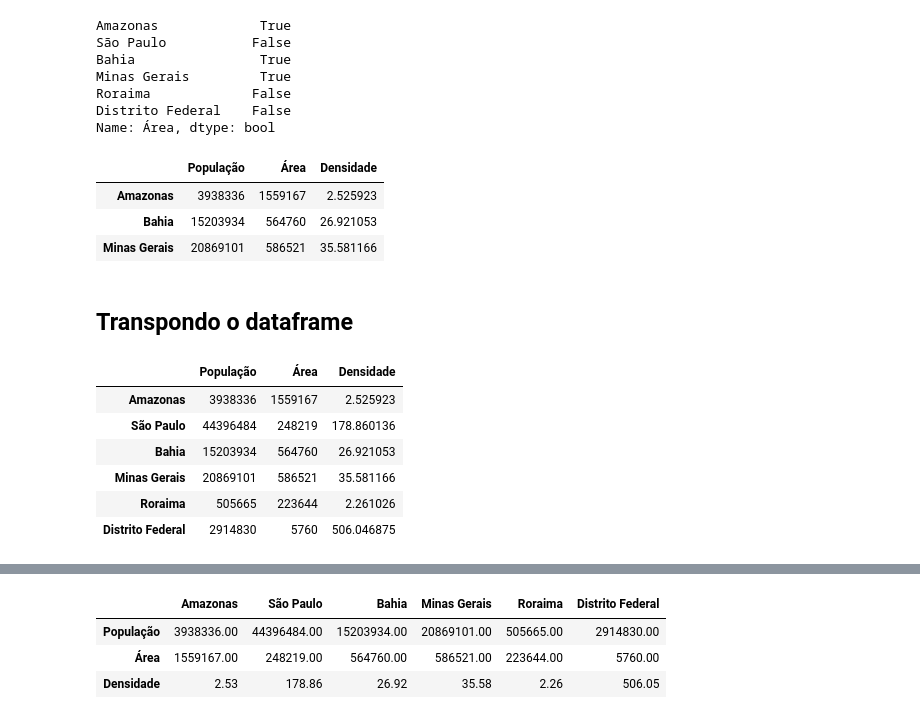
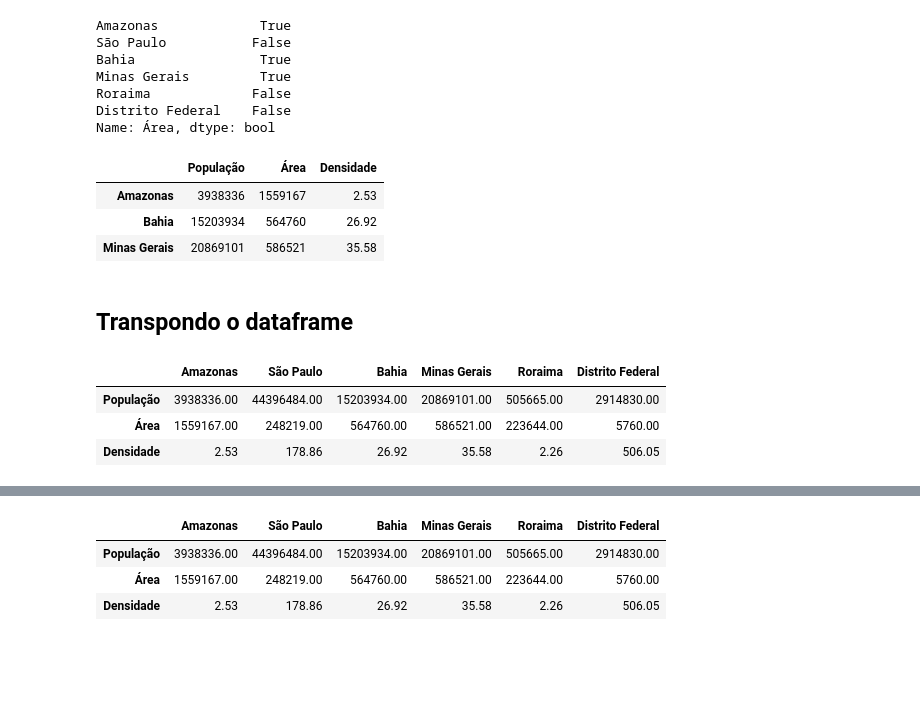
Before and after one commit to cfmgps/cursods, a Jupyter notebook: EBCA - Data Science/Modulo 4.1 DS - Introdução ao Pandas/Mod4Aula3 - Indexação, seleção e filtragem.ipynb, the cells around one changed output, grey strips where cells are left out. Drawn from its saved outputs; the diff is of its cells as text; code cells hidden in the pictures; blank space fills up the shorter version.

```diff
--- a/EBCA - Data Science/Modulo 4.1 DS - Introdução ao Pandas/Mod4Aula3 - Indexação, seleção e filtragem.ipynb
+++ b/EBCA - Data Science/Modulo 4.1 DS - Introdução ao Pandas/Mod4Aula3 - Indexação, seleção e filtragem.ipynb
@@ -131,24 +131,22 @@ Roraima             False
 Distrito Federal    False
 Name: Área, dtype: bool
 # %%
-estadosBrasil[estadosBrasil['Área'] > 500000]
+estadosBrasil[vetor_bool]
+#estadosBrasil[estadosBrasil['Área'] > 500000]
 # %% [output]
 |  | População | Área | Densidade |
-| Amazonas | 3938336 | 1559167 | 2.525923 |
-| Bahia | 15203934 | 564760 | 26.921053 |
-| Minas Gerais | 20869101 | 586521 | 35.581166 |
+| Amazonas | 3938336 | 1559167 | 2.53 |
+| Bahia | 15203934 | 564760 | 26.92 |
+| Minas Gerais | 20869101 | 586521 | 35.58 |
 # %% [markdown]
 ## Transpondo o dataframe
 # %%
-estadosBrasil
+estadosBrasil.T
 # %% [output]
-|  | População | Área | Densidade |
-| Amazonas | 3938336 | 1559167 | 2.525923 |
-| São Paulo | 44396484 | 248219 | 178.860136 |
-| Bahia | 15203934 | 564760 | 26.921053 |
-| Minas Gerais | 20869101 | 586521 | 35.581166 |
-| Roraima | 505665 | 223644 | 2.261026 |
-| Distrito Federal | 2914830 | 5760 | 506.046875 |
+|  | Amazonas | São Paulo | Bahia | Minas Gerais | Roraima | Distrito Federal |
+| População | 3938336.00 | 44396484.00 | 15203934.00 | 20869101.00 | 505665.00 | 2914830.00 |
+| Área | 1559167.00 | 248219.00 | 564760.00 | 586521.00 | 223644.00 | 5760.00 |
+| Densidade | 2.53 | 178.86 | 26.92 | 35.58 | 2.26 | 506.05 |
 # %%
 estadosBrasil.T
 # %% [output]
```
Also changed, not shown: parts of 13 cells of this notebook.
